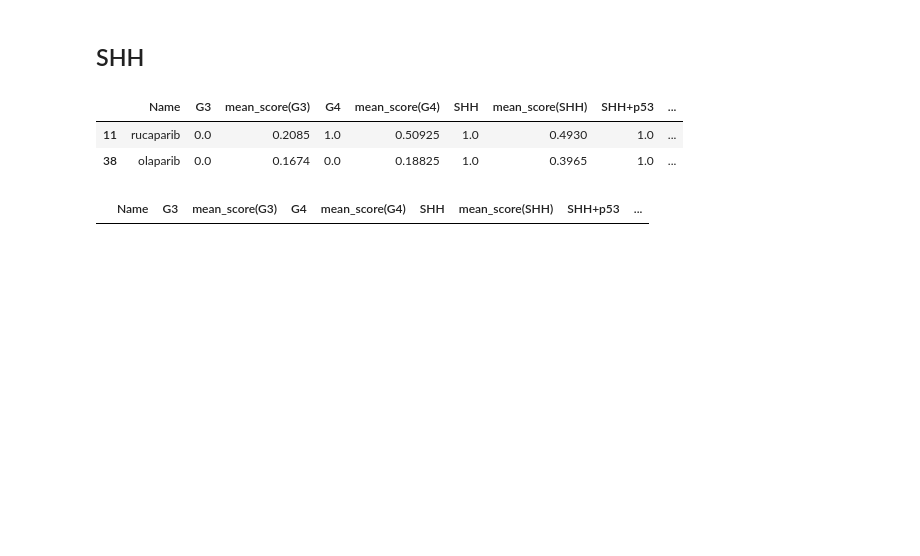
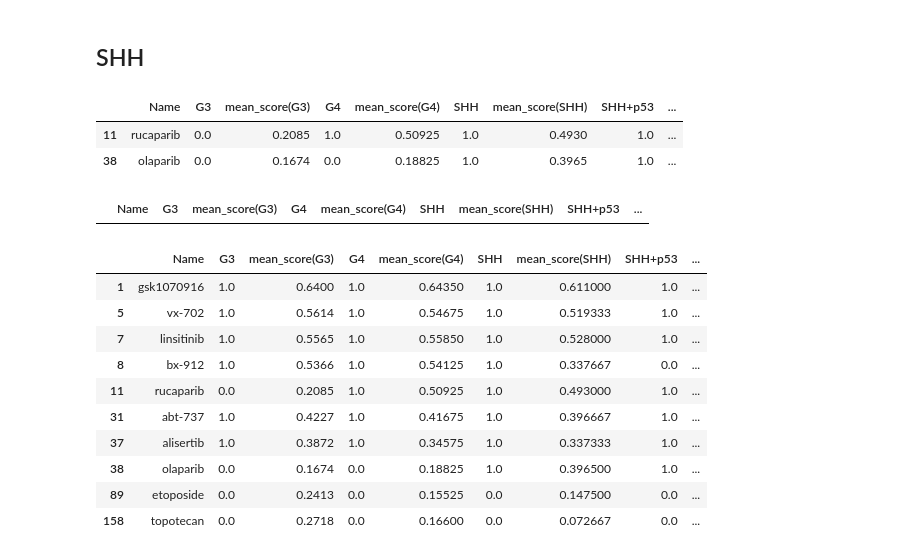
Before and after one commit to edjuaro/pdx-hts, a Jupyter notebook: Notebooks/step_5_combine_results.ipynb, the cells around one changed output. Saved outputs shown, nothing was run; the diff lists cells and outputs as text; code cells hidden in the pictures; blank space fills up the shorter version.

```diff
--- a/Notebooks/step_5_combine_results.ipynb
+++ b/Notebooks/step_5_combine_results.ipynb
@@ -349,3 +349,34 @@ effective_exp[effective_exp['Name'].isin(d_names)].to_excel(writer,sheet_name=f'
 ineffective_exp[ineffective_exp['Name'].isin(d_names)]
 # %% [output]
 |  | Name | G3 | mean_score(G3) | G4 | mean_score(G4) | SHH | mean_score(SHH) | SHH+p53 | ... |
+# %%
+d_names = [
+'monafide',
+'bx-912',
+'linsitinib',
+'ABT-737',
+'anisomycin',
+'GSK1070916',
+'topotecan',
+'etoposide',
+'Alisertib',
+'vx-702',
+'Olaparib',
+'Rucaparib'
+]
+
+d_names = [x.lower() for x in d_names]
+# %%
+effective_exp[effective_exp['Name'].isin(d_names)].append(ineffective_exp[ineffective_exp['Name'].isin(d_names)])
+# %% [output]
+|  | Name | G3 | mean_score(G3) | G4 | mean_score(G4) | SHH | mean_score(SHH) | SHH+p53 | ... |
+| 1 | gsk1070916 | 1.0 | 0.6400 | 1.0 | 0.64350 | 1.0 | 0.611000 | 1.0 | ... |
+| 5 | vx-702 | 1.0 | 0.5614 | 1.0 | 0.54675 | 1.0 | 0.519333 | 1.0 | ... |
+| 7 | linsitinib | 1.0 | 0.5565 | 1.0 | 0.55850 | 1.0 | 0.528000 | 1.0 | ... |
+| 8 | bx-912 | 1.0 | 0.5366 | 1.0 | 0.54125 | 1.0 | 0.337667 | 0.0 | ... |
+| 11 | rucaparib | 0.0 | 0.2085 | 1.0 | 0.50925 | 1.0 | 0.493000 | 1.0 | ... |
+| 31 | abt-737 | 1.0 | 0.4227 | 1.0 | 0.41675 | 1.0 | 0.396667 | 1.0 | ... |
+| 37 | alisertib | 1.0 | 0.3872 | 1.0 | 0.34575 | 1.0 | 0.337333 | 1.0 | ... |
+| 38 | olaparib | 0.0 | 0.1674 | 0.0 | 0.18825 | 1.0 | 0.396500 | 1.0 | ... |
+| 89 | etoposide | 0.0 | 0.2413 | 0.0 | 0.15525 | 0.0 | 0.147500 | 0.0 | ... |
+| 158 | topotecan | 0.0 | 0.2718 | 0.0 | 0.16600 | 0.0 | 0.072667 | 0.0 | ... |
```
Also changed, not shown: parts of 4 cells of this notebook, 1 other file.
